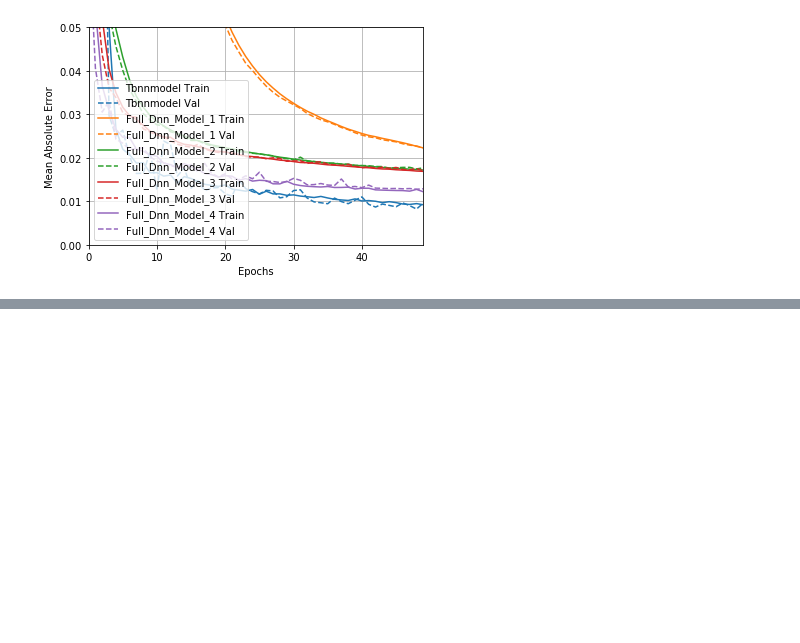
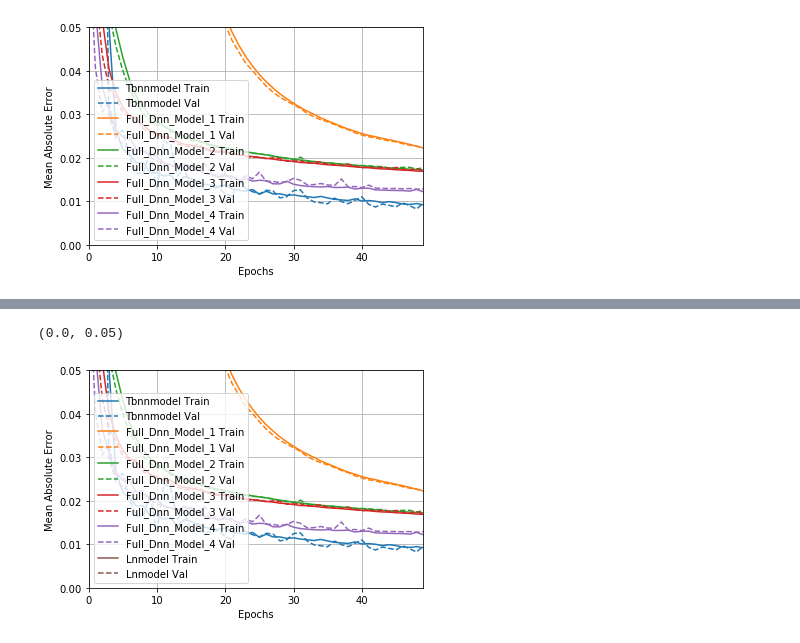
Before and after one commit to RomanovaDI/tbnnTurbulenceTraining, a Jupyter notebook: constantAngleSlopeDNS_U4e-1_A5_H1e-2_RANSsets/trainNN.ipynb, the cells around one changed output, grey strips where cells are left out. Cells and saved outputs as stored; diff of their text form; code cells hidden in the pictures; blank space fills up the shorter version.

```diff
--- a/constantAngleSlopeDNS_U4e-1_A5_H1e-2_RANSsets/trainNN.ipynb
+++ b/constantAngleSlopeDNS_U4e-1_A5_H1e-2_RANSsets/trainNN.ipynb
@@ -1222,0 +1155,7 @@ print(testCenterTSL)
+# %%
+plotter = tfdocs.plots.HistoryPlotter(metric = 'mean_absolute_error')
+plotter.plot(histories)
+plt.ylim([0., 0.05])
+# %% [output]
+(0.0, 0.05)
+[figure, added]
```
Also changed, not shown: parts of 49 cells of this notebook.
